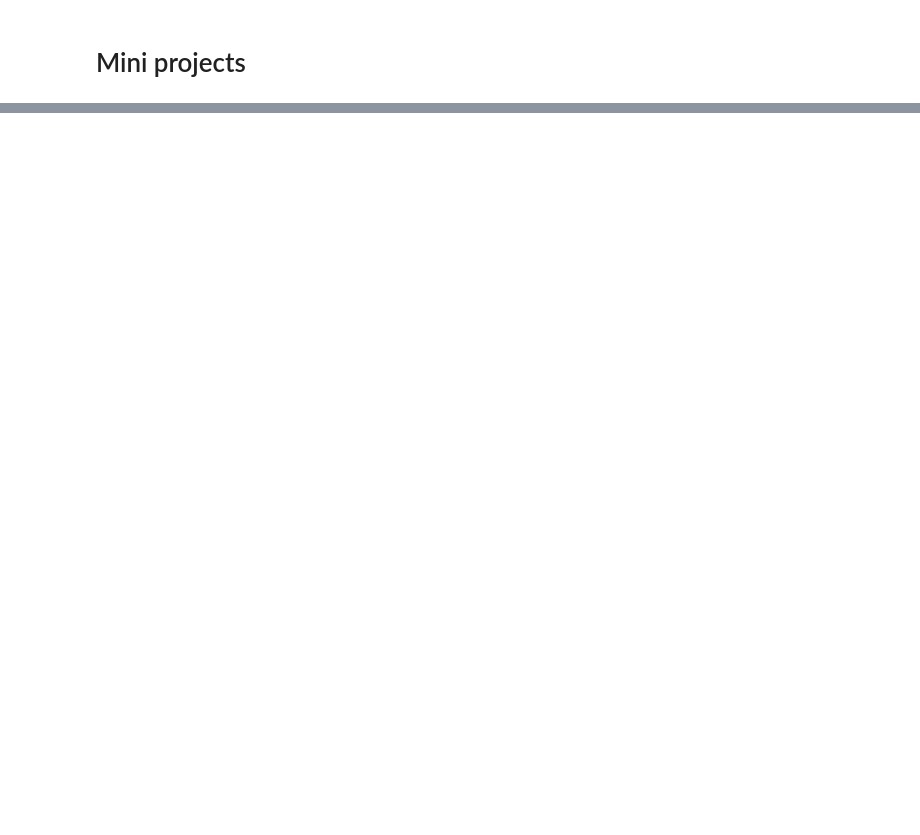
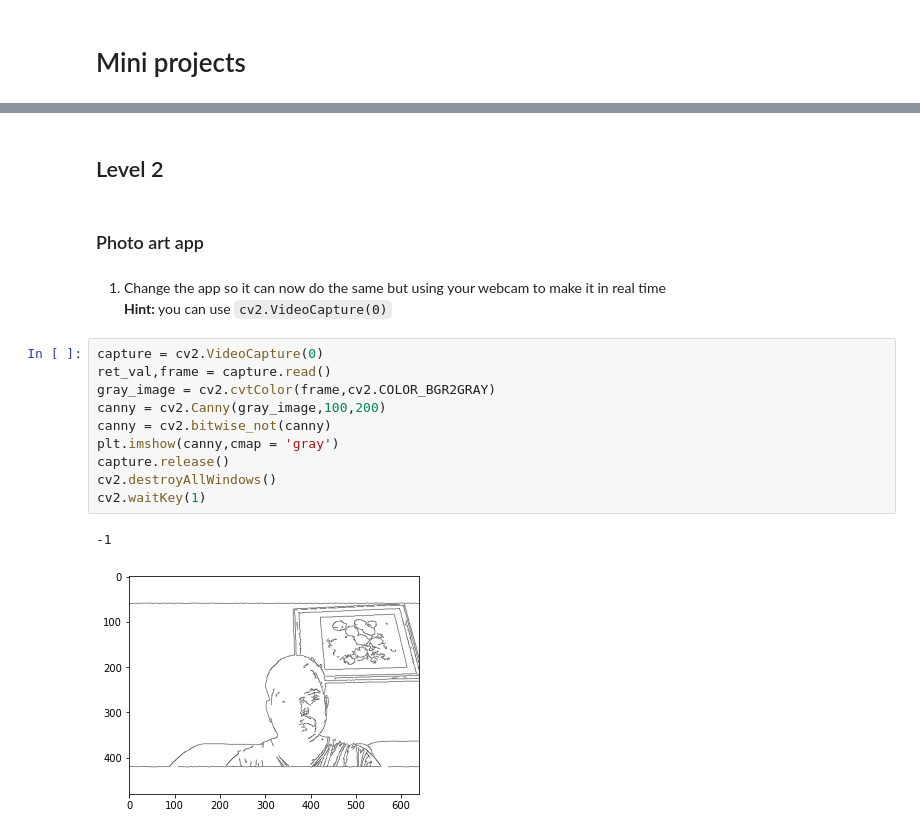
Before and after one commit to smr-dalli/ai-strive-exercises, a Jupyter notebook: M6/d3/Mini Projects.ipynb, the cells around one changed output, grey strips where cells are left out. Drawn from its saved outputs; the diff is of its cells as text; blank space fills up the shorter version.

````diff
--- a/M6/d3/Mini Projects.ipynb
+++ b/M6/d3/Mini Projects.ipynb
@@ -111,0 +45,20 @@ Picture was taken during the day
+# %% [markdown]
+## Level 2
+# %% [markdown]
+### Photo art app
+# %% [markdown]
+1. Change the app so it can now do the same but using your webcam to make it in real time
+**Hint:** you can use ```cv2.VideoCapture(0)```
+# %%
+capture = cv2.VideoCapture(0)
+ret_val,frame = capture.read()
+gray_image = cv2.cvtColor(frame,cv2.COLOR_BGR2GRAY)
+canny = cv2.Canny(gray_image,100,200)
+canny = cv2.bitwise_not(canny)
+plt.imshow(canny,cmap = 'gray')
+capture.release()
+cv2.destroyAllWindows()
+cv2.waitKey(1)
+# %% [output]
+-1
+[figure, added]
````
Also changed, not shown: parts of 39 cells of this notebook.
